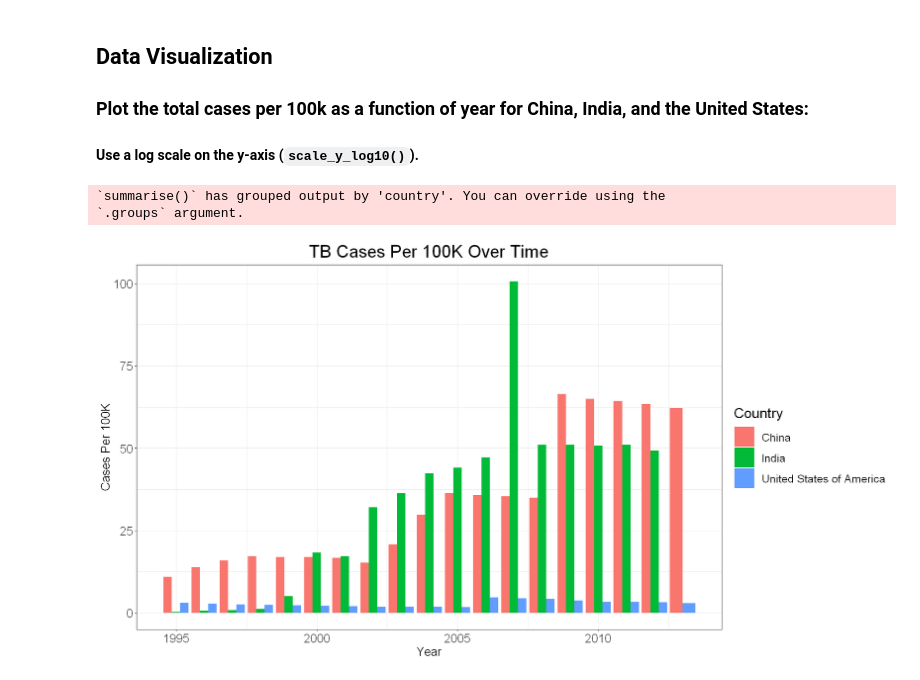
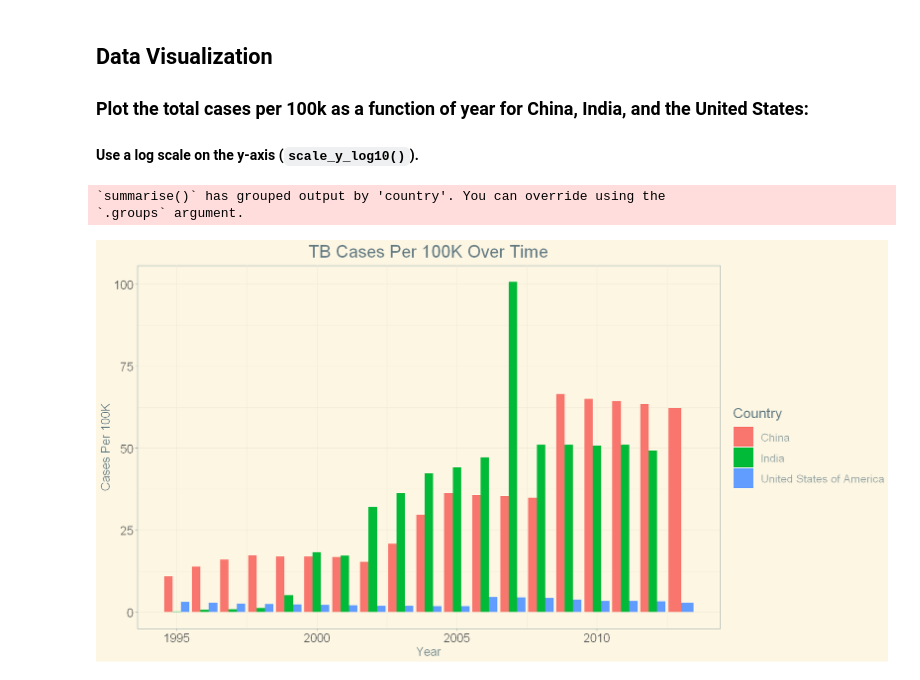
Before and after one commit to RomandRapido/DSC1107_Wrangling, a Jupyter notebook: FA2_Lansangan/FA2_Lansangan.ipynb, the cells around one changed output. Saved outputs shown, nothing was run; the diff lists cells and outputs as text; code cells hidden in the pictures.

```diff
--- a/FA2_Lansangan/FA2_Lansangan.ipynb
+++ b/FA2_Lansangan/FA2_Lansangan.ipynb
@@ -366,30 +387,30 @@ A grouped_df: 10 × 3
 ###  Plot the total cases per 100k as a function of year for China, India, and the United States:
 
 #### Use a log scale on the y-axis (`scale_y_log10()`).
-# %%
-options(repr.plot.width = 15, repr.plot.height = 8)
-
-per100 %>%
-    filter(iso3 %in% c("CHN", "IND", "USA")) %>%
-    group_by(country, year) %>%
-    summarise(cases_per_100k = sum(cases_per_100k, na.rm = TRUE)) %>%
-    ggplot(aes(x = year, y = cases_per_100k, fill = country)) +
-    geom_col(position = "dodge") +
-    ggtitle("TB Cases Per 100K Over Time") +
-    labs(x = "Year",
-        y = "Cases Per 100K",
-        fill = "Country") +
-    theme_bw() +
-    theme(plot.title = element_text(hjust = 0.5, size = 24),
-        axis.title = element_text(size = 16),
-        axis.text = element_text(size = 16),
-        legend.key.size = unit(1, 'cm'),
-        legend.key.height = unit(1, 'cm'),
-        legend.key.width = unit(1, 'cm'),
-        legend.title = element_text(size=19),
-        legend.text = element_text(size=15))
-# %% [output]
-`summarise()` has grouped output by 'country'. You can override using the
-`.groups` argument.
-[figure, removed]
+# %%
+options(repr.plot.width = 15, repr.plot.height = 8)
+
+tuberculosis  %>%
+filter(iso3 %in% c("CHN", "IND", "USA")) %>%
+group_by(country, year) %>%
+summarise(cases_per_100k = sum(cases)*100000 / first(population)) %>%
+ggplot(aes(x=year, y=cases_per_100k, fill=country)) +
+geom_col(position = "dodge") +
+    ggtitle("TB Cases Per 100K Over Time") +
+    labs(x = "Year",
+        y = "Cases Per 100K",
+        fill = "Country") +
+    theme_solarized() +
+    theme(plot.title = element_text(hjust = 0.5, size = 24),
+        axis.title = element_text(size = 16),
+        axis.text = element_text(size = 16),
+        legend.key.size = unit(1, 'cm'),
+        legend.key.height = unit(1, 'cm'),
+        legend.key.width = unit(1, 'cm'),
+        legend.title = element_text(size=19),
+        legend.text = element_text(size=15))
+# %% [output]
+`summarise()` has grouped output by 'country'. You can override using the
+`.groups` argument.
+[figure, added]
 # %%
```
Also changed, not shown: parts of 17 cells of this notebook.
